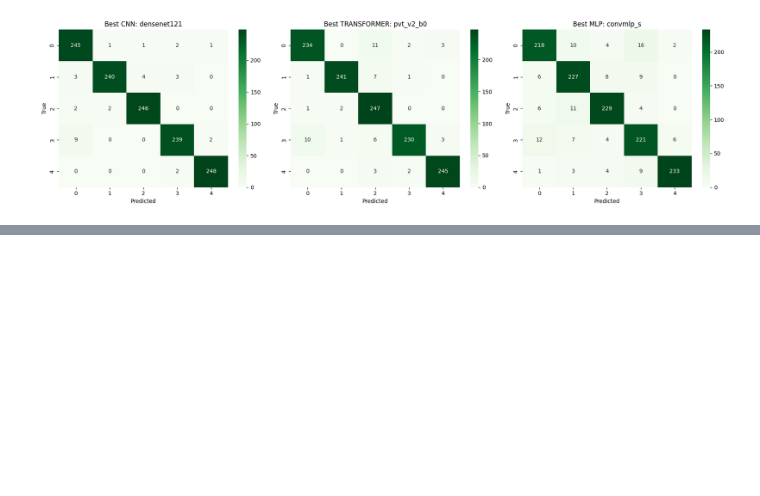
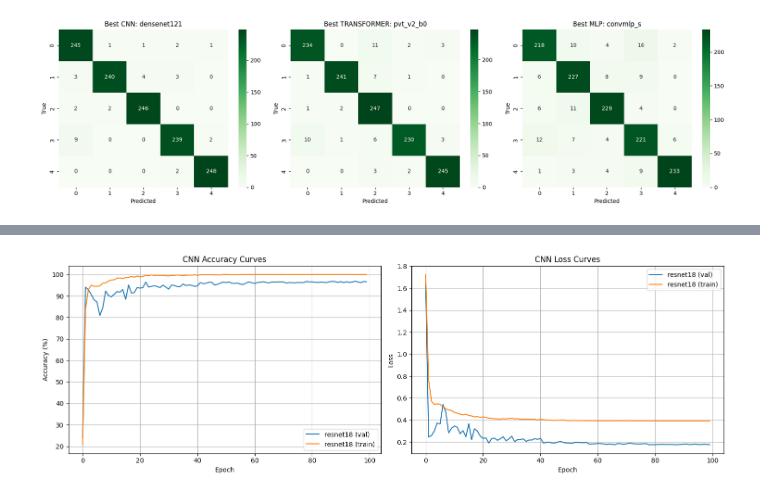
Before and after one commit to salmataha12/dl, a Jupyter notebook: main.ipynb, the cells around one changed output, grey strips where cells are left out. Drawn from its saved outputs; the diff is of its cells as text; code cells hidden in the pictures; blank space fills up the shorter version.

Commit message:
habiba models

```diff
--- a/main.ipynb
+++ b/main.ipynb
@@ -532,0 +655,41 @@ if best_metrics_df is not None:
+# %%
+import matplotlib.pyplot as plt
+
+def plot_learning_curves(df, tag):
+    tag_df = df[df['tag'] == tag]
+    if tag_df.empty:
+        print(f"No results for {tag}")
+        return
+
+    plt.figure(figsize=(15, 5))
+
+    # Accuracy plot
+    plt.subplot(1, 2, 1)
+    for name in tag_df['model_name'].unique():
+        model_df = tag_df[tag_df['model_name'] == name]
+        plt.plot(model_df['epoch'], model_df['val_acc'], label=f'{name} (val)')
+        plt.plot(model_df['epoch'], model_df['train_acc'], label=f'{name} (train)')
+    plt.title(f'{tag} Accuracy Curves')
+    plt.xlabel('Epoch')
+    plt.ylabel('Accuracy (%)')
+    plt.legend()
+    plt.grid(True)
+
+    # Loss plot
+    plt.subplot(1, 2, 2)
+    for name in tag_df['model_name'].unique():
+        model_df = tag_df[tag_df['model_name'] == name]
+        plt.plot(model_df['epoch'], model_df['val_loss'], label=f'{name} (val)')
+        plt.plot(model_df['epoch'], model_df['train_loss'], label=f'{name} (train)')
+    plt.title(f'{tag} Loss Curves')
+    plt.xlabel('Epoch')
+    plt.ylabel('Loss')
+    plt.legend()
+    plt.grid(True)
+
+    plt.tight_layout()
+    plt.show()
+
+plot_learning_curves(all_metrics, 'CNN')
+# %% [output]
+[figure, added]
```
Also changed, not shown: parts of 11 cells of this notebook, 16 other files.
